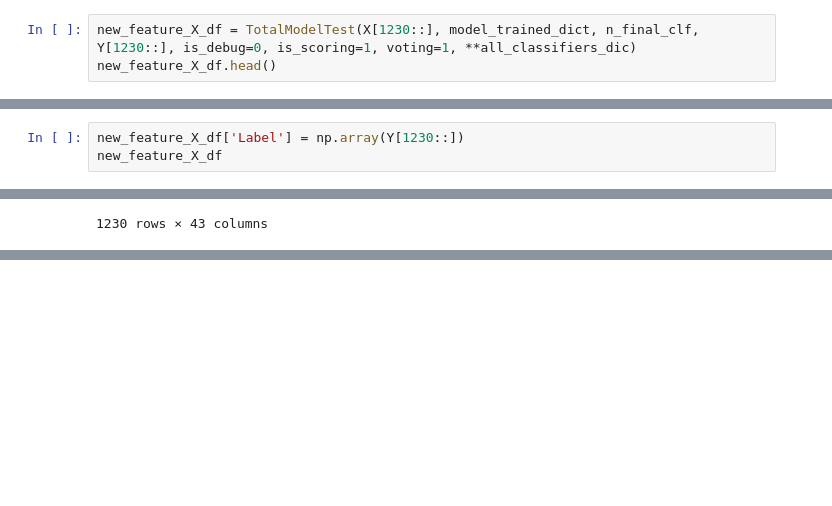
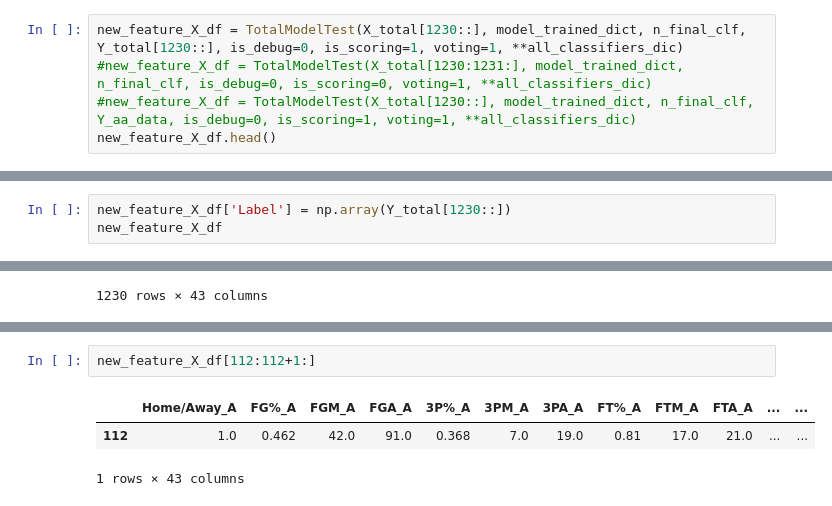
Before and after one commit to Coslate/DataMining_Final, a Jupyter notebook: Total_Model_2017-2018.ipynb, the cells around one changed output, grey strips where cells are left out. Saved outputs shown, nothing was run; the diff lists cells and outputs as text; blank space fills up the shorter version.

```diff
--- a/Total_Model_2017-2018.ipynb
+++ b/Total_Model_2017-2018.ipynb
@@ -501,5 +589,7 @@ X[1230:1235]
 # %%
-new_feature_X_df = TotalModelTest(X[1230::], model_trained_dict, n_final_clf, Y[1230::], is_debug=0, is_scoring=1, voting=1, **all_classifiers_dic)
+new_feature_X_df = TotalModelTest(X_total[1230::], model_trained_dict, n_final_clf, Y_total[1230::], is_debug=0, is_scoring=1, voting=1, **all_classifiers_dic)
+#new_feature_X_df = TotalModelTest(X_total[1230:1231:], model_trained_dict, n_final_clf, is_debug=0, is_scoring=0, voting=1, **all_classifiers_dic)
+#new_feature_X_df = TotalModelTest(X_total[1230::], model_trained_dict, n_final_clf, Y_aa_data, is_debug=0, is_scoring=1, voting=1, **all_classifiers_dic)
 new_feature_X_df.head()
 # %% [output]
 ------------level_1------------
@@ -544,7 +634,7 @@ Y[1230::]
 | 2459 | 0 |
 1230 rows × 1 columns
 # %%
-new_feature_X_df['Label'] = np.array(Y[1230::])
+new_feature_X_df['Label'] = np.array(Y_total[1230::])
 new_feature_X_df
 # %% [output]
 |  | Home/Away_A | FG%_A | FGM_A | FGA_A | 3P%_A | 3PM_A | 3PA_A | FT%_A | FTM_A | FTA_A | ... | ... |
@@ -567,0 +666,6 @@ new_feature_X_df
+# %%
+new_feature_X_df[112:112+1:]
+# %% [output]
+|  | Home/Away_A | FG%_A | FGM_A | FGA_A | 3P%_A | 3PM_A | 3PA_A | FT%_A | FTM_A | FTA_A | ... | ... |
+| 112 | 1.0 | 0.462 | 42.0 | 91.0 | 0.368 | 7.0 | 19.0 | 0.81 | 17.0 | 21.0 | ... | ... |
+1 rows × 43 columns
```
Also changed, not shown: parts of 14 cells of this notebook.
